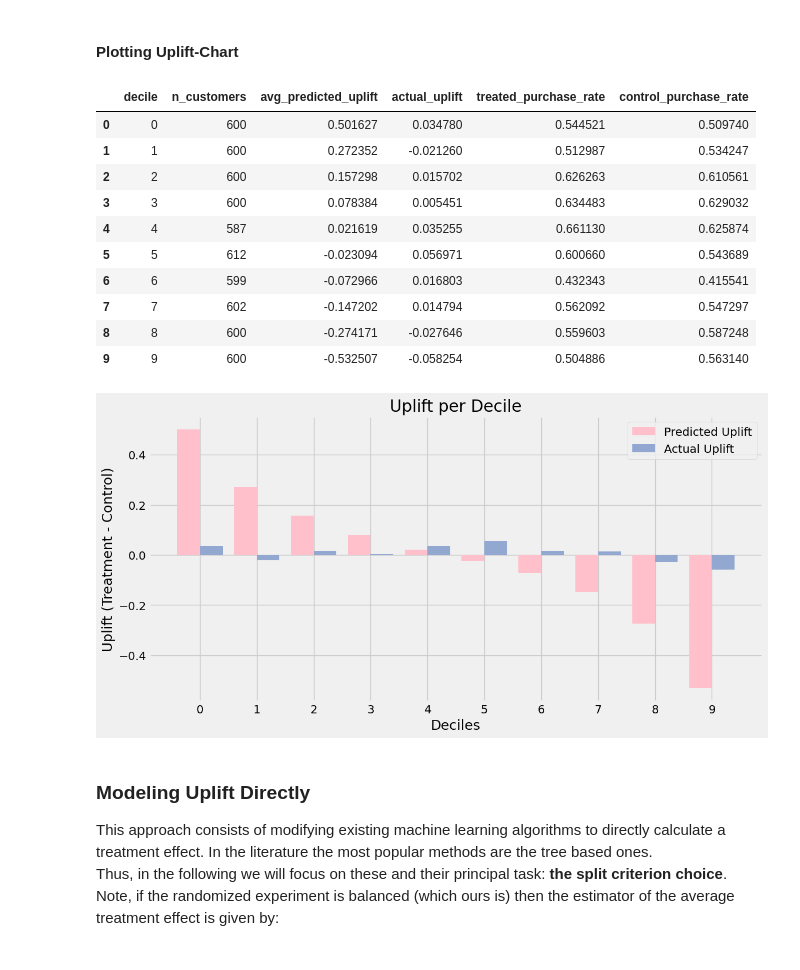
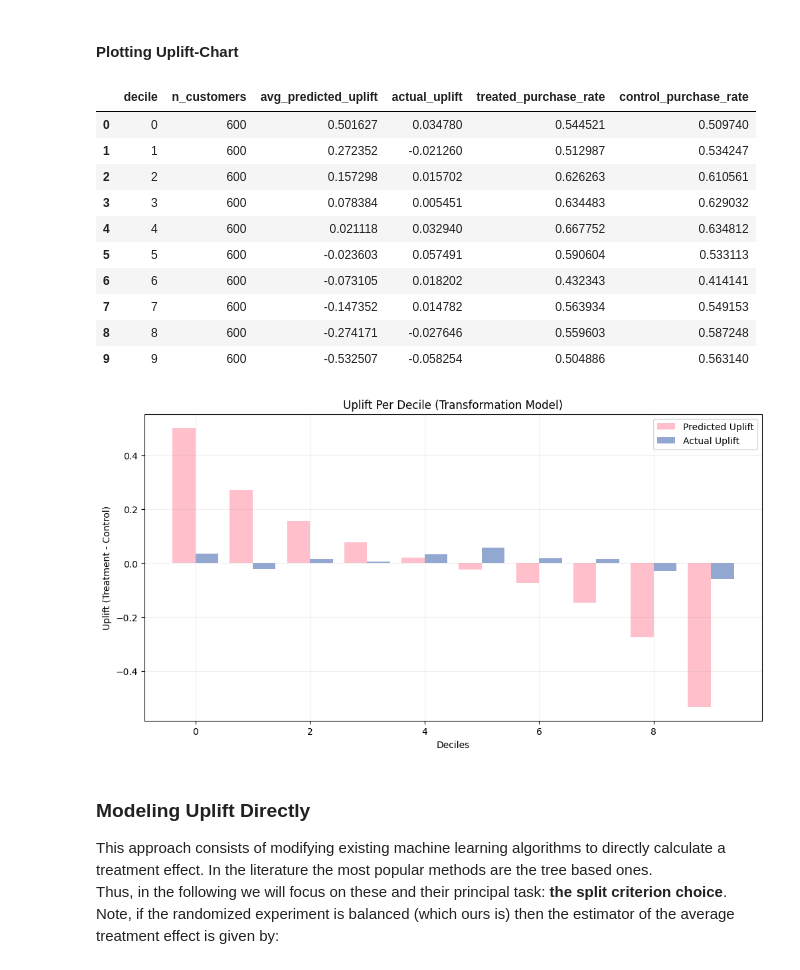
Before and after one commit to MaxAlexStumpf/Uplift-Modeling, a Jupyter notebook: Code/uplift.ipynb, the cells around one changed output. Saved outputs shown, nothing was run; the diff lists cells and outputs as text; code cells hidden in the pictures.

```diff
--- a/Code/uplift.ipynb
+++ b/Code/uplift.ipynb
@@ -350,45 +352,45 @@ results_trans
 #### Plotting Uplift-Chart ####
 # %%
 from deciles_function import uplift_by_decile
-deciles_trans = uplift_by_decile(
+decile_df_trans = uplift_by_decile(
     results_trans,
     uplift_col = "uplift",
     treat_col = "actual_treatment",
     outcome_col = "actual_outcome"
 )
-deciles_trans
+decile_df_trans
 # %% [output]
 |  | decile | n_customers | avg_predicted_uplift | actual_uplift | treated_purchase_rate | control_purchase_rate |
 | 0 | 0 | 600 | 0.501627 | 0.034780 | 0.544521 | 0.509740 |
 | 1 | 1 | 600 | 0.272352 | -0.021260 | 0.512987 | 0.534247 |
 | 2 | 2 | 600 | 0.157298 | 0.015702 | 0.626263 | 0.610561 |
 | 3 | 3 | 600 | 0.078384 | 0.005451 | 0.634483 | 0.629032 |
-| 4 | 4 | 587 | 0.021619 | 0.035255 | 0.661130 | 0.625874 |
-| 5 | 5 | 612 | -0.023094 | 0.056971 | 0.600660 | 0.543689 |
-| 6 | 6 | 599 | -0.072966 | 0.016803 | 0.432343 | 0.415541 |
-| 7 | 7 | 602 | -0.147202 | 0.014794 | 0.562092 | 0.547297 |
+| 4 | 4 | 600 | 0.021118 | 0.032940 | 0.667752 | 0.634812 |
+| 5 | 5 | 600 | -0.023603 | 0.057491 | 0.590604 | 0.533113 |
+| 6 | 6 | 600 | -0.073105 | 0.018202 | 0.432343 | 0.414141 |
+| 7 | 7 | 600 | -0.147352 | 0.014782 | 0.563934 | 0.549153 |
 | 8 | 8 | 600 | -0.274171 | -0.027646 | 0.559603 | 0.587248 |
 | 9 | 9 | 600 | -0.532507 | -0.058254 | 0.504886 | 0.563140 |
 # %%
 plt.figure(figsize = (12, 6))
 
-deciles = np.arange(len(deciles_trans))
-pred = deciles_trans['avg_predicted_uplift']
-act  = deciles_trans['actual_uplift']
+deciles = np.arange(len(decile_df_trans))
+pred = decile_df_trans['avg_predicted_uplift']
+act  = decile_df_trans['actual_uplift']
 
 plt.bar(deciles - 0.2, pred, width = 0.4, label = 'Predicted Uplift', color = "pink")
 plt.bar(deciles + 0.2, act,  width = 0.4, label = 'Actual Uplift', color = "#92A8D1")
 
 
 plt.xlabel('Deciles')
 plt.ylabel('Uplift (Treatment - Control)')
-plt.title('Uplift per Decile')
-plt.xticks(deciles)
+plt.title("Uplift Per Decile (Transformation Model)")
+plt.grid(alpha = 0.2)
 plt.legend()
 
 plt.show()
 # %% [output]
-[figure, old version]
+[figure, new version]
 # %% [markdown]
 ### Modeling Uplift Directly ###
 This approach consists of modifying existing machine learning algorithms to directly calculate a treatment effect. In the literature the most popular methods are the tree based ones.
```
Also changed, not shown: parts of 12 cells of this notebook, 1 other file.
